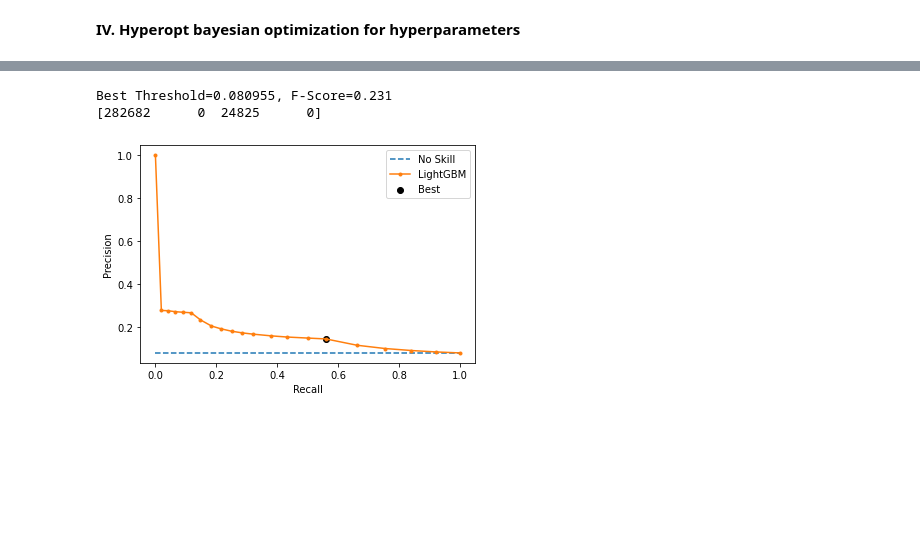
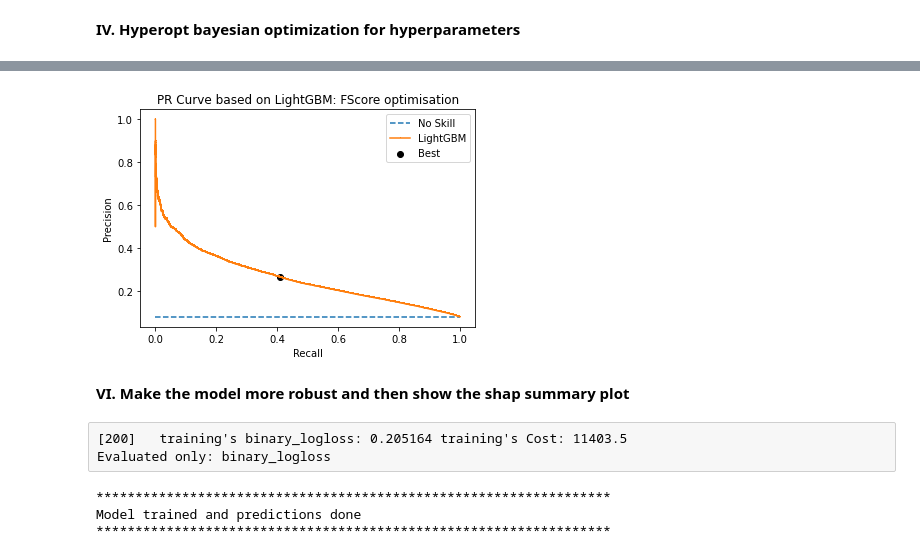
Before and after one commit to drdjekyl/P7, a Jupyter notebook: P7_A_Model.ipynb, the cells around one changed output, grey strips where cells are left out. Saved outputs shown, nothing was run; the diff lists cells and outputs as text; code cells hidden in the pictures; blank space fills up the shorter version.

Commit message:
finish model with fit and pickle imported

```diff
--- a/P7_A_Model.ipynb
+++ b/P7_A_Model.ipynb
@@ -901,0 +815,2 @@ LightGBM binary classifier with TreeExplainer shap values output has changed to
+# %%
+metrics_fscore = bayesian_optimizer(best_params_fscore)
@@ -901,0 +823,12 @@ LightGBM binary classifier with TreeExplainer shap values output has changed to
+# %%
+pred_array = metrics_fscore['pred_array']
+
+
+precision, recall, thresholds = precision_recall_curve(
+        train_target, pred_array)
+
+fscore = (2 * precision * recall) / (precision + recall)
+
+ix = np.argmax(fscore)
+print('AUC ROC score: ', roc_auc_score(train_target, pred_array))
+print('Best Threshold=%f, F-Score=%.3f' % (thresholds[ix], fscore[ix]))
@@ -902,38 +852,19 @@ LightGBM binary classifier with TreeExplainer shap values output has changed to
 # %%
-import matplotlib.pyplot as plt
+# plot the PR curve for the model
+no_skill = len(train_target[train_target == 1]) / len(train_target)
+plt.plot([0, 1], [no_skill, no_skill], linestyle='--', label='No Skill')
+plt.plot(recall, precision, marker=',', label='LightGBM')
+plt.scatter(recall[ix], precision[ix], marker='o', color='black', label='Best')
 
-precision = metrics['precision']
-recall = metrics['recall']
-thresholds = metrics['thresholds']
-testy = metrics['y_test']
-pred_array = metrics['pred_array']
-
-# convert to f score
-fscore = (2 * precision * recall) / (precision + recall)
-# locate the index of the largest f score
-ix = np.argmax(fscore)
-print('Best Threshold=%f, F-Score=%.3f' % (thresholds[ix], fscore[ix]))
-
-
-# Round the predicted results
-pred_array_rounded = np.where(pred_array > ix, 1., 0.)
-
-print(confusion_matrix(
-    train_target, pred_array_rounded).ravel())
-
-
-# plot the PR curve for the model
-no_skill = len(testy[testy == 1]) / len(testy)
-plt.plot([0, 1], [no_skill, no_skill], linestyle='--', label='No Skill')
-plt.plot(recall, precision, marker='.', label='LightGBM')
-plt.scatter(recall[ix], precision[ix], marker='o', color='black', label='Best')
 # axis labels
 plt.xlabel('Recall')
 plt.ylabel('Precision')
 plt.legend()
+
+plt.title('PR Curve based on LightGBM: FScore optimisation')
 # show the plot
 plt.show()
 # %% [output]
-Best Threshold=0.080955, F-Score=0.231
-[282682      0  24825      0]
-[figure, old version]
+[figure, new version]
+# %% [markdown]
+**VI. Make the model more robust and then show the shap summary plot**
@@ -939,0 +895,26 @@ Best Threshold=0.080955, F-Score=0.231
+# %% [raw]
+[200]	training's binary_logloss: 0.205164	training's Cost: 11403.5
+Evaluated only: binary_logloss
+# %%
+# Record the shap values to plot some graphs later
+explainer = shap.TreeExplainer(model)
+shap_values_zero, shap_values_one = explainer.shap_values(train_df)
+
+# Record the predictions done with testing datas
+pred_array = model.predict_proba(
+    train_df, num_iteration=int(model.best_iteration_))[:, 1]
+
+# Record all the metrics in the metrics_result dictionnary
+metrics_results['pred_array'] = pred_array
+
+# Record other important value to plot shap
+metrics_results['shap_values'] = shap_values_zero, shap_values_one
+metrics_results['shap_expect_values'] = explainer.expected_value
+
+print('******************************************************************')
+print('Model trained and predictions done')
+print('******************************************************************')
+# %% [output]
+******************************************************************
+Model trained and predictions done
+******************************************************************
```
Also changed, not shown: parts of 41 cells of this notebook, 1 other file.
